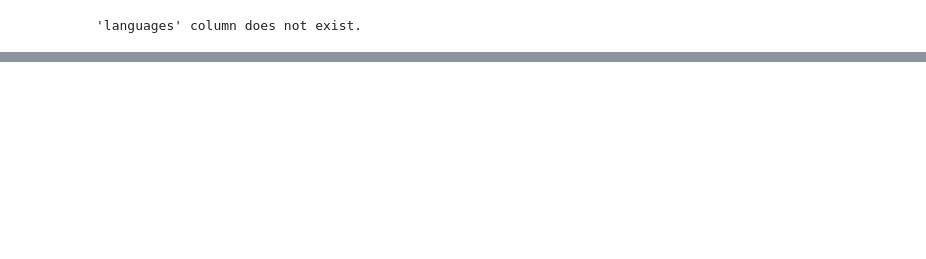
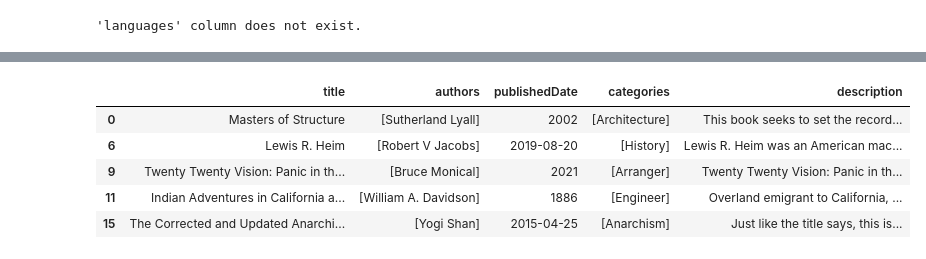
Before and after one commit to mrterranova/Automated-Book-Tagging-Generator, a Jupyter notebook: notebooks/Capstone_Data_Cleaning.ipynb, the cells around one changed output, grey strips where cells are left out. Drawn from its saved outputs; the diff is of its cells as text; code cells hidden in the pictures; blank space fills up the shorter version.

```diff
--- a/notebooks/Capstone_Data_Cleaning.ipynb
+++ b/notebooks/Capstone_Data_Cleaning.ipynb
@@ -289,22 +302,6 @@ else:
     df_en = df_clean.copy()  # fallback: keep all rows
 # %% [output]
 'languages' column does not exist.
-# %%
-# Normalize symbols in text
-def clean_text(x):
-    if not isinstance(x, str):
-        return x
-    x = x.strip().lower()
-    x = re.sub(r'\s+', ' ', x)
-    x = re.sub(r'[^\w\s.,!?\'"-]', '', x)
-    return x
-
-# Apply cleaning safely
-df_clean.loc[:, "title"] = df_clean["title"].apply(clean_text)
-df_clean.loc[:, "description"] = df_clean["description"].apply(clean_text)
-df_clean.loc[:, "categories"] = df_clean["categories"].apply(
-    lambda x: [c.strip().lower() for c in x] if isinstance(x, list) else x
-)
 # %%
 # Normalize authors and Categories (currently list)
 def normalize_list(x):
@@ -327,9 +324,12 @@ df_clean = df_clean.copy()  # now it’s independent
 df_clean["authors"] = df_clean["authors"].apply(normalize_list)
 df_clean["categories"] = df_clean["categories"].apply(normalize_list)
 # %%
-# Keep only meaningful descriptions and titles
+# Keep only meaningful descriptions, authors and titles (all required)
 df_clean = df_clean[df_clean["title"].str.len() > 2]
+df_clean = df_clean[df_clean["authors"].apply(lambda x: len(x) > 0)]  # at least 1 author
 df_clean = df_clean[df_clean["description"].str.len() > 30]
+df_clean = df_clean[df_clean["categories"].apply(lambda x: len(x) > 0)]  # at least 1 author
 
 print(len(df_clean))
+print(df_clean.head())
 # %% [output]
@@ -337,3 +353,16 @@ print(len(df_clean))
+# %%
+df_clean = df_clean.drop(columns=["textSnippet"])
+df_clean = df_clean.drop(columns=["language"])
+df_clean = df_clean.drop(columns=["averageRating"])
+
+df_clean.head()
+# %% [output]
+|  | title | authors | publishedDate | categories | description |
+| 0 | Masters of Structure | [Sutherland Lyall] | 2002 | [Architecture] | This book seeks to set the record... |
+| 6 | Lewis R. Heim | [Robert V Jacobs] | 2019-08-20 | [History] | Lewis R. Heim was an American mac... |
+| 9 | Twenty Twenty Vision: Panic in th... | [Bruce Monical] | 2021 | [Arranger] | Twenty Twenty Vision: Panic in th... |
+| 11 | Indian Adventures in California a... | [William A. Davidson] | 1886 | [Engineer] | Overland emigrant to California, ... |
+| 15 | The Corrected and Updated Anarchi... | [Yogi Shan] | 2015-04-25 | [Anarchism] | Just like the title says, this is... |
 # %%
 df_clean["description"].describe()
 # %% [output]
```
Also changed, not shown: parts of 23 cells of this notebook.
